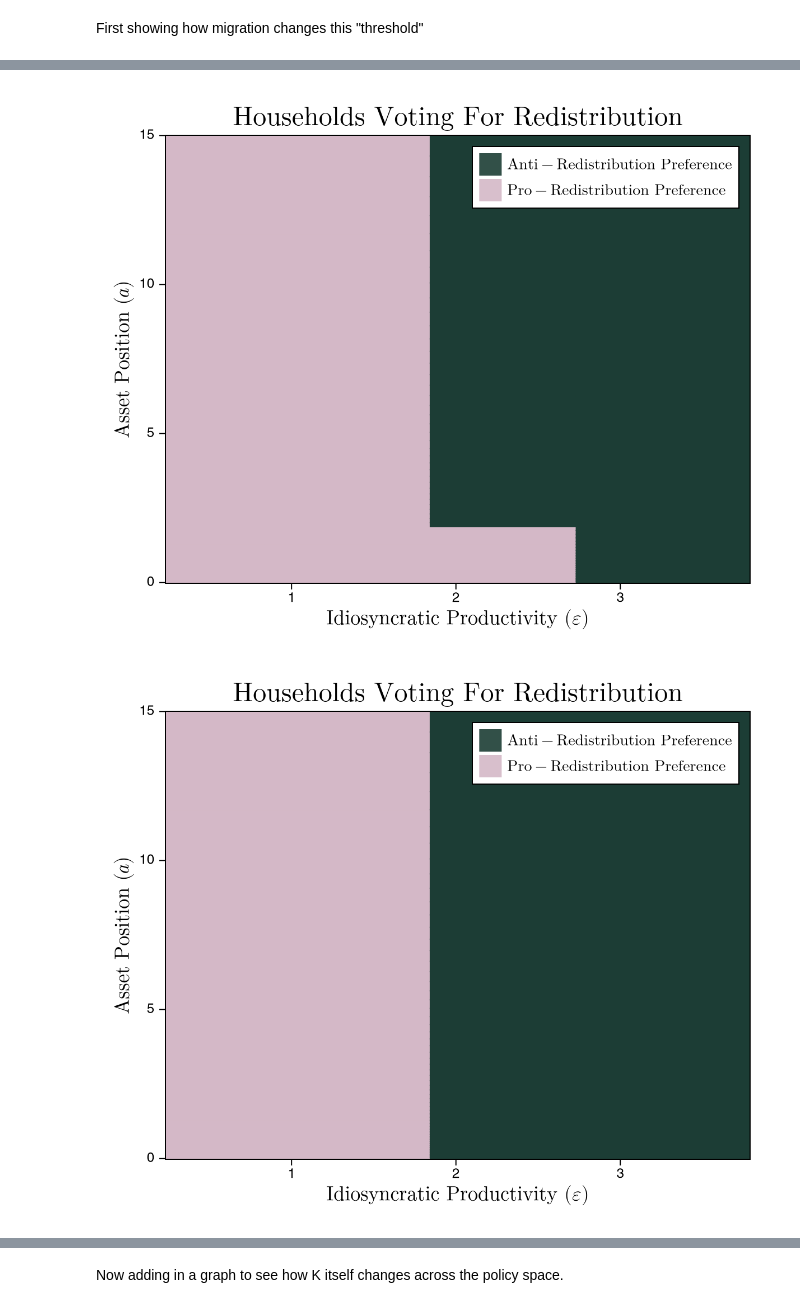
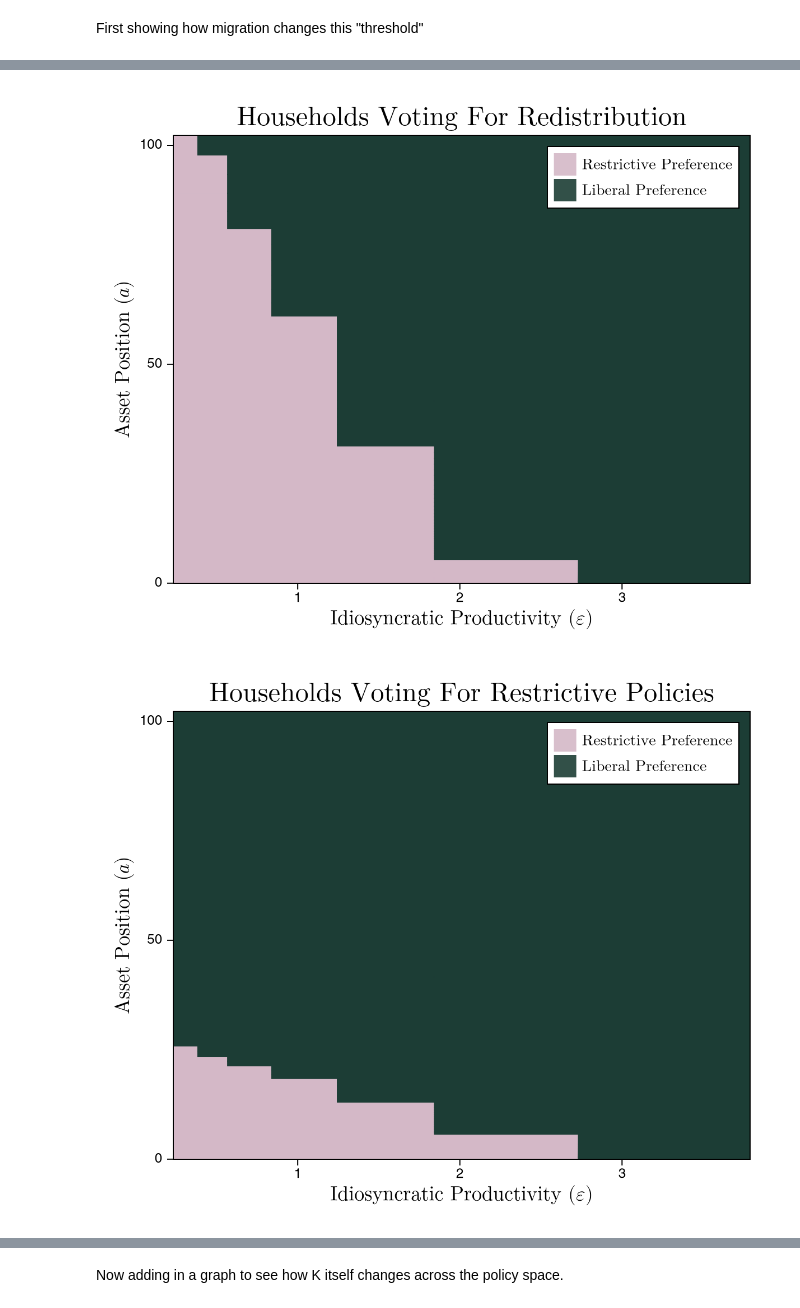
Before and after one commit to unnavav/political-polarization, a Jupyter notebook: p/Graphing-KS.ipynb, the cells around one changed output, grey strips where cells are left out. Drawn from its saved outputs; the diff is of its cells as text; code cells hidden in the pictures.

```diff
--- a/p/Graphing-KS.ipynb
+++ b/p/Graphing-KS.ipynb
@@ -231,7 +369,7 @@ fig
 # %%
 # pick a comparison
-incumbent  = results[(0.0, 0.0)]
-challenger = results[(0.0, 0.08)]   # some migration, no redistribution
+incumbent  = results[(0.08, 0.0)]
+challenger = results[(0.04, 0.08)]   # some migration, some redistribution
 
 futureKs = futureKs = exp.(incumbent.Kfore[:, 1] .+ incumbent.Kfore[:, 2] .* log.(Kgrid)')
 EV_i = getExpectationKS(futureKs, incumbent.V, params)
@@ -278,27 +416,27 @@ fig = Figure(size=(600, 500))
 ax = Axis(fig[1,1],
     xlabel = L"\text{Idiosyncratic Productivity }($\varepsilon$)",
     ylabel = L"\text{Asset Position }(a)",
-    title = L"\text{Households Voting For Redistribution}")
+    title = L"\text{Households Voting For Restrictive Policies}")
 
 # diffs is (nl, na) — rows are labor states, columns are asset states
 # heatmap expects (x, y, z) where z[i,j] corresponds to x[i], y[j]
-heatmap!(ax, lgrid, agrid[1:60], (diffs[:,1:60] .> 0.0),
+heatmap!(ax, lgrid, agrid, (diffs .> 0.0),
     colormap = [("#1C3D35"), ("#D4B8C7")])
 
-elem1 = PolyElement(color=("#1C3D35", 0.9))
-elem2 = PolyElement(color=("#D4B8C7", 0.9))
-Legend(fig[1,1], [elem1, elem2], [ L"\text{Anti-Redistribution Preference}", L"\text{Pro-Redistribution Preference}"],
+elem1 = PolyElement(color=("#D4B8C7", 0.9))
+elem2 = PolyElement(color=("#1C3D35", 0.9))
+Legend(fig[1,1], [elem1, elem2], [ L"\text{Restrictive Preference}", L"\text{Liberal Preference}"],
        tellwidth=false, tellheight=false,
        halign=:right, valign=:top, margin=(10,10,10,10))
 
-save("../v/voting_baseline_ks_redist_small_quarterly.pdf", fig)
+save("../v/voting_baseline_ks_both_small_annual.pdf", fig)
 fig
 # %% [output]
-[figure, old version]
+[figure, new version]
 # %%
 # pick a comparison
-incumbent  = results[(0.0, 0.0)]
-challenger = results[(0.0, 0.18)]   # some migration, no redistribution
+incumbent  = results[(0.08, 0.00)]
+challenger = results[(0.00, 0.08)]   # no migration, redistribution
 
 futureKs = futureKs = exp.(incumbent.Kfore[:, 1] .+ incumbent.Kfore[:, 2] .* log.(Kgrid)')
 EV_i = getExpectationKS(futureKs, incumbent.V, params)
@@ -328,37 +466,37 @@ set_theme!(
     fonts = (regular = "Helvetica", bold = "Helvetica Bold"),
     fontsize = 14,
     Axis = (
         titlesize = 24,
         xlabelsize = 18,
         ylabelsize = 18,
         xticklabelsize = 12,
         yticklabelsize = 12,
         titlefont = "Helvetica Bold",
         xlabelfont = "Helvetica",
         ylabelfont = "Helvetica",
         xticklabelfont = "Helvetica",
         yticklabelfont = "Helvetica",
     )
 )
 
 fig = Figure(size=(600, 500))
 ax = Axis(fig[1,1],
     xlabel = L"\text{Idiosyncratic Productivity }($\varepsilon$)",
     ylabel = L"\text{Asset Position }(a)",
-    title = L"\text{Households Voting For Redistribution}")
+    title = L"\text{Households Voting For Restrictive Policies}")
 
 # diffs is (nl, na) — rows are labor states, columns are asset states
 # heatmap expects (x, y, z) where z[i,j] corresponds to x[i], y[j]
-heatmap!(ax, lgrid, agrid[1:60], (diffs[:,1:60] .> 0.0),
+heatmap!(ax, lgrid, agrid, (diffs .> 0.0),
     colormap = [("#1C3D35"), ("#D4B8C7")])
 
-elem1 = PolyElement(color=("#1C3D35", 0.9))
-elem2 = PolyElement(color=("#D4B8C7", 0.9))
-Legend(fig[1,1], [elem1, elem2], [ L"\text{Anti-Redistribution Preference}", L"\text{Pro-Redistribution Preference}"],
+elem1 = PolyElement(color=("#D4B8C7", 0.9))
+elem2 = PolyElement(color=("#1C3D35", 0.9))
+Legend(fig[1,1], [elem1, elem2], [ L"\text{Restrictive Preference}", L"\text{Liberal Preference}"],
        tellwidth=false, tellheight=false,
        halign=:right, valign=:top, margin=(10,10,10,10))
 
-save("../v/voting_baseline_ks_redist_big_quarterly.pdf", fig)
+save("../v/voting_baseline_ks_both_big_annual.pdf", fig)
 fig
 # %% [output]
-[figure, old version]
+[figure, new version]
```
Also changed, not shown: parts of 19 cells of this notebook.
